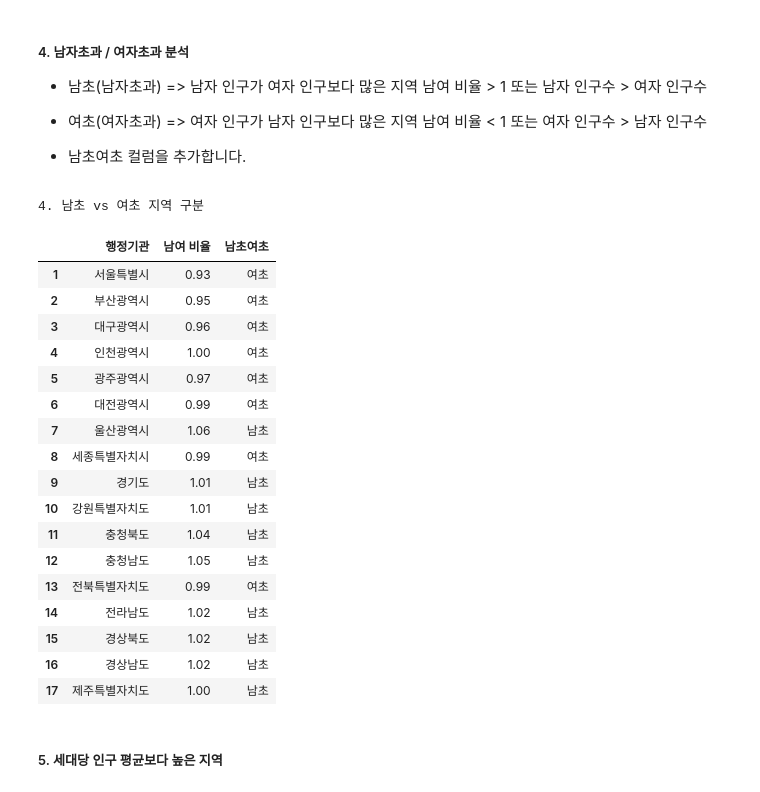
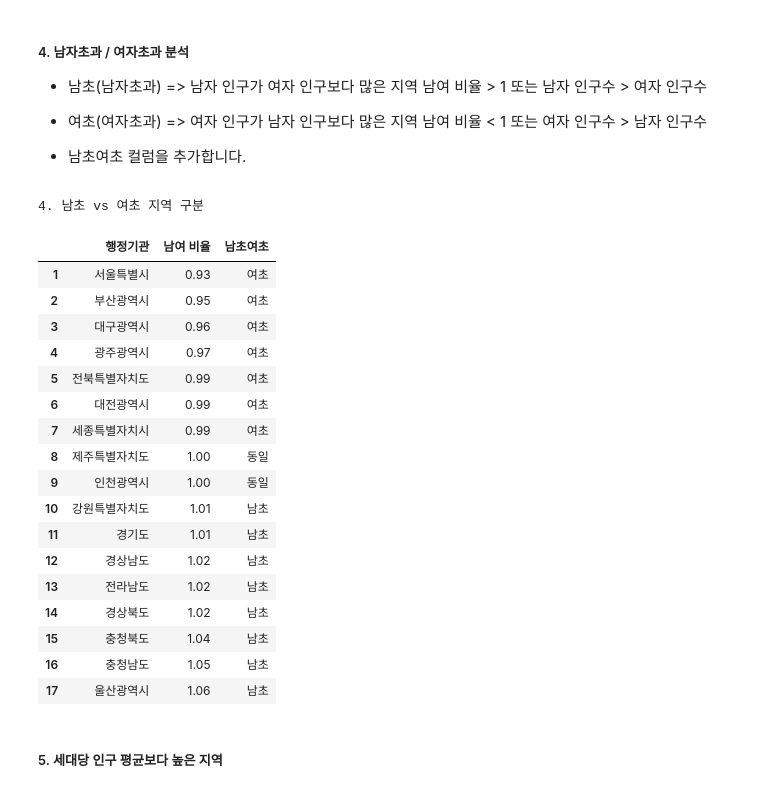
Before and after one commit to Echae0/python_practice, a Jupyter notebook: 04_인구현황분석.ipynb, the cells around one changed output. Drawn from its saved outputs; the diff is of its cells as text; code cells hidden in the pictures.

```diff
--- a/04_인구현황분석.ipynb
+++ b/04_인구현황분석.ipynb
@@ -152,26 +152,30 @@ plt.show()
 * 남초여초 컬럼을 추가합니다.
 # %%
 print("4. 남초 vs 여초 지역 구분")
+df['남초여초'] = df['남여 비율'].map(lambda val: "여초" if val < 1
+                    else ("남초" if val > 1 else '동일'))
+
+df[['행정기관', '남여 비율', '남초여초']].sort_values(by='남여 비율', ascending=True).reset_index(drop=True).set_axis(range(1, 18), axis=0)
 # %% [output]
 4. 남초 vs 여초 지역 구분
 |  | 행정기관 | 남여 비율 | 남초여초 |
 | 1 | 서울특별시 | 0.93 | 여초 |
 | 2 | 부산광역시 | 0.95 | 여초 |
 | 3 | 대구광역시 | 0.96 | 여초 |
-| 4 | 인천광역시 | 1.00 | 여초 |
-| 5 | 광주광역시 | 0.97 | 여초 |
+| 4 | 광주광역시 | 0.97 | 여초 |
+| 5 | 전북특별자치도 | 0.99 | 여초 |
 | 6 | 대전광역시 | 0.99 | 여초 |
-| 7 | 울산광역시 | 1.06 | 남초 |
-| 8 | 세종특별자치시 | 0.99 | 여초 |
-| 9 | 경기도 | 1.01 | 남초 |
+| 7 | 세종특별자치시 | 0.99 | 여초 |
+| 8 | 제주특별자치도 | 1.00 | 동일 |
+| 9 | 인천광역시 | 1.00 | 동일 |
 | 10 | 강원특별자치도 | 1.01 | 남초 |
-| 11 | 충청북도 | 1.04 | 남초 |
-| 12 | 충청남도 | 1.05 | 남초 |
-| 13 | 전북특별자치도 | 0.99 | 여초 |
-| 14 | 전라남도 | 1.02 | 남초 |
-| 15 | 경상북도 | 1.02 | 남초 |
-| 16 | 경상남도 | 1.02 | 남초 |
-| 17 | 제주특별자치도 | 1.00 | 남초 |
+| 11 | 경기도 | 1.01 | 남초 |
+| 12 | 경상남도 | 1.02 | 남초 |
+| 13 | 전라남도 | 1.02 | 남초 |
+| 14 | 경상북도 | 1.02 | 남초 |
+| 15 | 충청북도 | 1.04 | 남초 |
+| 16 | 충청남도 | 1.05 | 남초 |
+| 17 | 울산광역시 | 1.06 | 남초 |
 # %% [markdown]
 ##### 5. 세대당 인구 평균보다 높은 지역
 # %%
```
